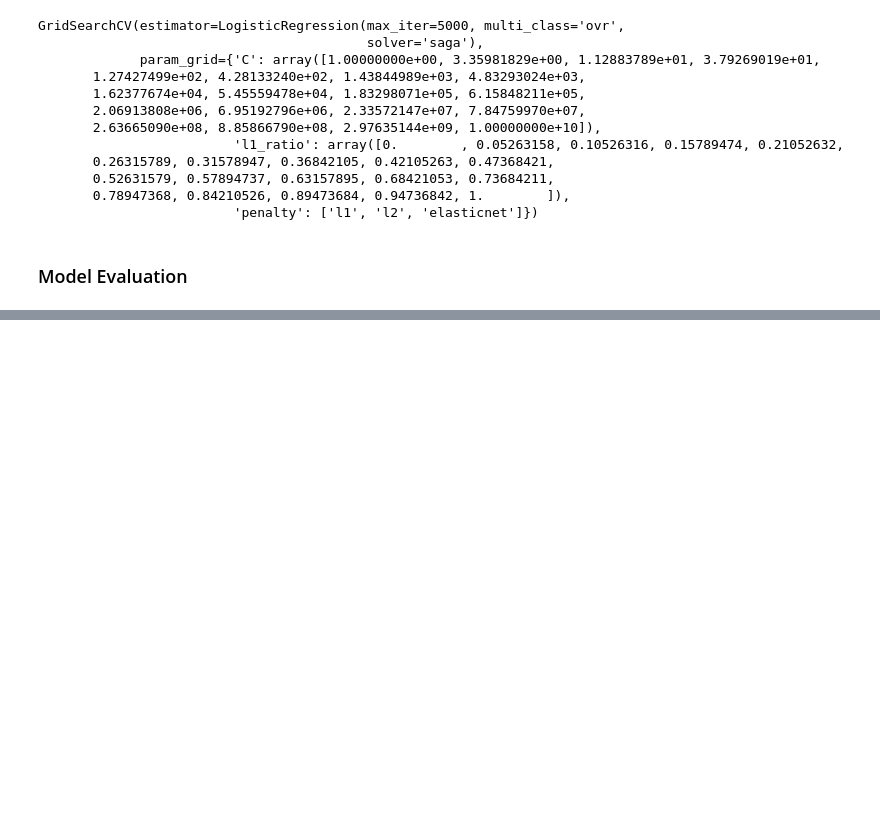
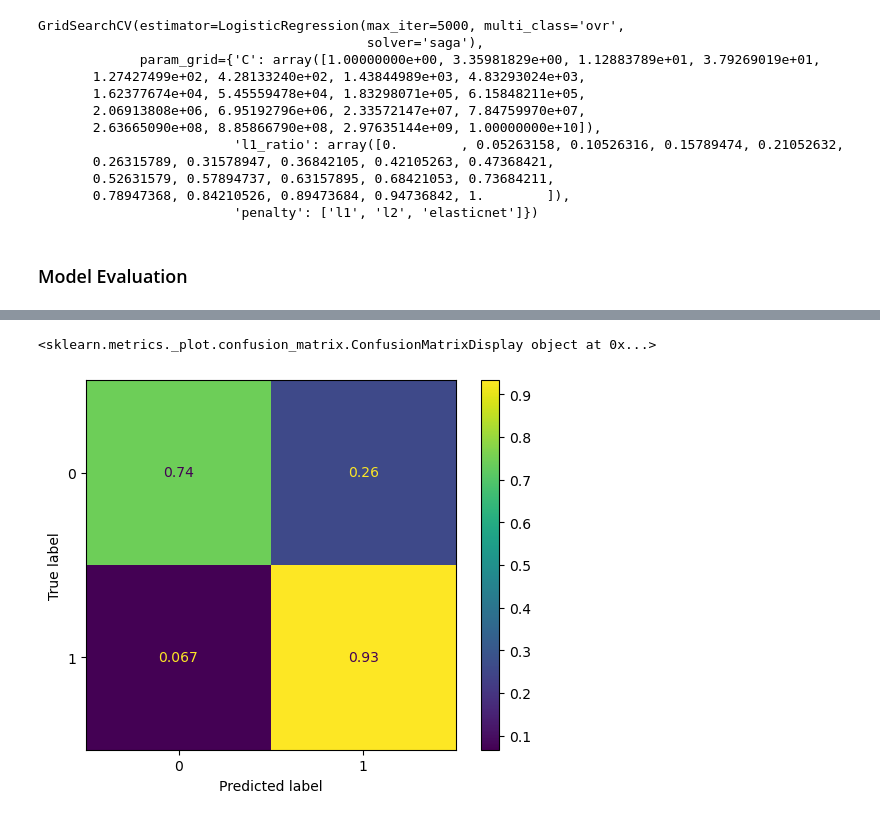
Before and after one commit to rooneyrulz/heart-disease-binary-classifier, a Jupyter notebook: notebook/Project.ipynb, the cells around one changed output, grey strips where cells are left out. Cells and saved outputs as stored; diff of their text form; code cells hidden in the pictures; blank space fills up the shorter version.

```diff
--- a/notebook/Project.ipynb
+++ b/notebook/Project.ipynb
@@ -304,0 +349,12 @@ GridSearchCV(estimator=LogisticRegression(max_iter=5000, multi_class='ovr',
+# %%
+dsp = ConfusionMatrixDisplay.from_estimator(
+    grid_model,
+    scaled_X_test,
+    y_test,
+    normalize='true'
+)
+
+print(dsp)
+# %% [output]
+<sklearn.metrics._plot.confusion_matrix.ConfusionMatrixDisplay object at 0x...>
+[figure, added]
```
Also changed, not shown: parts of 12 cells of this notebook.
